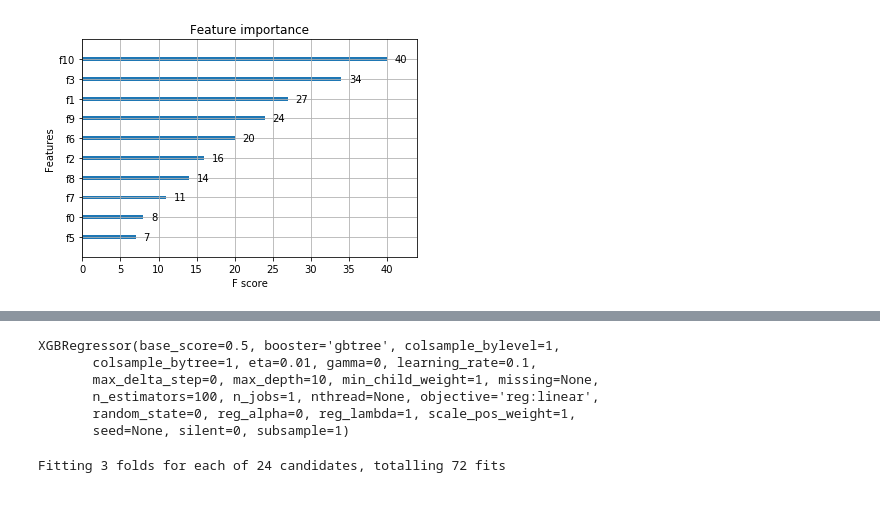
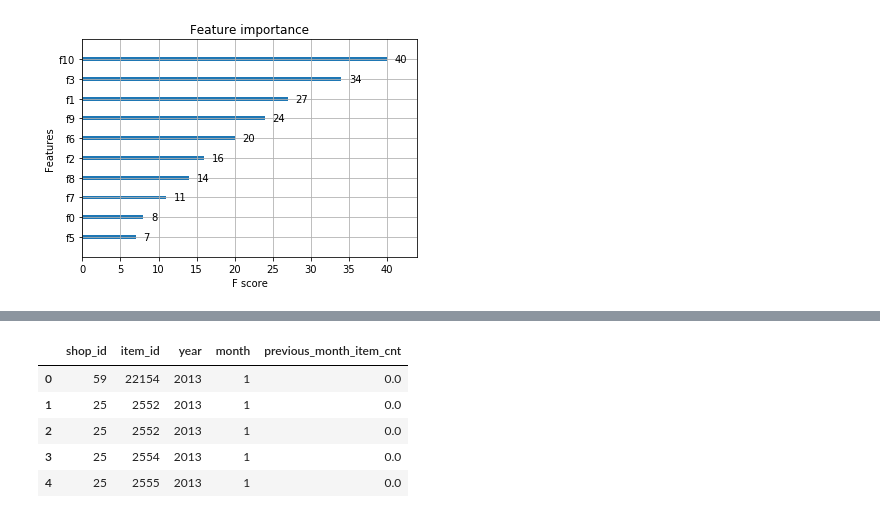
Before and after one commit to Batmobil/htwdsc, a Jupyter notebook: EDA_1st_week.ipynb, the cells around one changed output, grey strips where cells are left out. Cells and saved outputs as stored; diff of their text form; code cells hidden in the pictures.

```diff
--- a/EDA_1st_week.ipynb
+++ b/EDA_1st_week.ipynb
@@ -418,25 +385,26 @@ plt.plot(cvresult2_shuffle.index, cvresult2_shuffle['test-rmse-mean'])
 # %%
-# Predict
-param_boost = {'max_depth':10, 'eta':0.01, 'silent':0, 'objective':'reg:linear', 'min_child_weight':1 }
-reg_model = xgb.XGBRegressor(max_depth=10, eta=0.01, silent=0, objective='reg:linear', min_child_weight=1)
-reg_model.fit(train_xgb, target_xgb)
+# # Predict
+# param_boost = {'max_depth':10, 'eta':0.01, 'silent':0, 'objective':'reg:linear', 'min_child_weight':1 }
+# reg_model = xgb.XGBRegressor(max_depth=10, eta=0.01, silent=0, objective='reg:linear', min_child_weight=1)
+# reg_model.fit(train_xgb, target_xgb)
-# %% [output]
-XGBRegressor(base_score=0.5, booster='gbtree', colsample_bylevel=1,
-       colsample_bytree=1, eta=0.01, gamma=0, learning_rate=0.1,
-       max_delta_step=0, max_depth=10, min_child_weight=1, missing=None,
-       n_estimators=100, n_jobs=1, nthread=None, objective='reg:linear',
-       random_state=0, reg_alpha=0, reg_lambda=1, scale_pos_weight=1,
-       seed=None, silent=0, subsample=1)
 # %%
-from sklearn.model_selection import GridSearchCV
-xgb_model = xgb.XGBRegressor(n_jobs=-1)
-clf = GridSearchCV(xgb_model,
-                   {'max_depth': [6, 10],
-                    'learning_rate': [0.05, 0.01],
-                    'n_estimators': [50,100,200],
-                    'min_child_weight': [1, 2]}, verbose=1)
-clf.fit(train_xgb, target_xgb)
-print(clf.best_score_)
-print(clf.best_params_)
+# from sklearn.model_selection import GridSearchCV
+# xgb_model = xgb.XGBRegressor(n_jobs=-1)
+# clf = GridSearchCV(xgb_model,
+#                    {'max_depth': [6, 10],
+#                     'learning_rate': [0.05, 0.01],
+#                     'n_estimators': [50,100,200],
+#                     'min_child_weight': [1, 2]}, verbose=1)
+# clf.fit(train_xgb, target_xgb)
+# print(clf.best_score_)
+# print(clf.best_params_)
-# %% [output]
-Fitting 3 folds for each of 24 candidates, totalling 72 fits
+# %%
+train_xgb_short = train_xgb.drop(['date_block_num', 'item_price', 'day', 'week', 'week_day', 'year_day'], axis=1)
+train_xgb_short.head()
+# %% [output]
+|  | shop_id | item_id | year | month | previous_month_item_cnt |
+| 0 | 59 | 22154 | 2013 | 1 | 0.0 |
+| 1 | 25 | 2552 | 2013 | 1 | 0.0 |
+| 2 | 25 | 2552 | 2013 | 1 | 0.0 |
+| 3 | 25 | 2554 | 2013 | 1 | 0.0 |
+| 4 | 25 | 2555 | 2013 | 1 | 0.0 |
```
Also changed, not shown: parts of 15 cells of this notebook.
